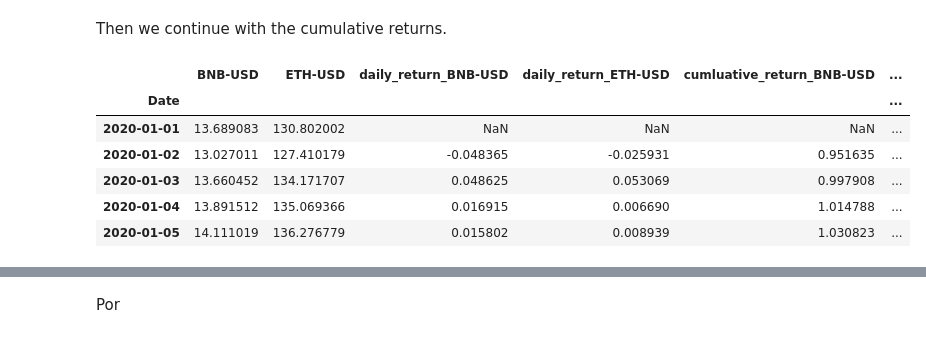
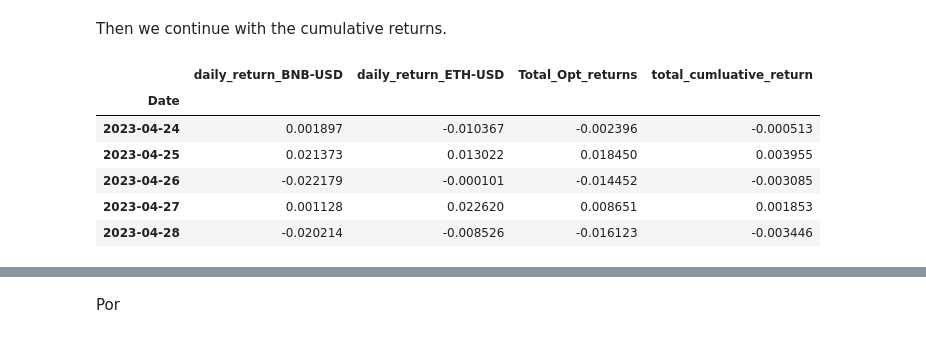
Before and after one commit to mzaoualim/cryptocurrency_portfolio_optimization_app, a Jupyter notebook: crypto_portfolio_optimization.ipynb, the cells around one changed output, grey strips where cells are left out. Drawn from its saved outputs; the diff is of its cells as text; code cells hidden in the pictures.

```diff
--- a/crypto_portfolio_optimization.ipynb
+++ b/crypto_portfolio_optimization.ipynb
@@ -359,3 +371,3 @@ select_assets = data[labels]
 # %%
 for i in labels:
-  select_assets[f'daily_return_{i}'] = data[i].pct_change()
+  daily_return[f'{i}'] = data[i].pct_change()[1:]
@@ -362,3 +398,5 @@ for i in labels:
+# %%
+select_assets['Total_Opt_returns'] = select_assets['daily_return_BNB-USD']*.65 + select_assets['daily_return_ETH-USD'] * .35
 # %%
 select_assets.head()
 # %% [output]
@@ -385,15 +415,14 @@ And according to the optimized ratio, we compute the daily revenue
 # %% [markdown]
 Then we continue with the cumulative returns.
-# %%
-for i in labels:
-  select_assets[f'cumluative_return_{i}'] = np.exp(np.log1p(data[i].pct_change()).cumsum())
+# %%
+select_assets['total_cumluative_return'] = select_assets['Total_Opt_returns'].cumsum().pct_change()
 # %%
-select_assets.head()
+select_assets.tail()
 # %% [output]
-|  | BNB-USD | ETH-USD | daily_return_BNB-USD | daily_return_ETH-USD | cumluative_return_BNB-USD | ... |
-| Date |  |  |  |  |  | ... |
-| 2020-01-01 | 13.689083 | 130.802002 | NaN | NaN | NaN | ... |
-| 2020-01-02 | 13.027011 | 127.410179 | -0.048365 | -0.025931 | 0.951635 | ... |
-| 2020-01-03 | 13.660452 | 134.171707 | 0.048625 | 0.053069 | 0.997908 | ... |
-| 2020-01-04 | 13.891512 | 135.069366 | 0.016915 | 0.006690 | 1.014788 | ... |
-| 2020-01-05 | 14.111019 | 136.276779 | 0.015802 | 0.008939 | 1.030823 | ... |
+|  | daily_return_BNB-USD | daily_return_ETH-USD | Total_Opt_returns | total_cumluative_return |
+| Date |  |  |  |  |
+| 2023-04-24 | 0.001897 | -0.010367 | -0.002396 | -0.000513 |
+| 2023-04-25 | 0.021373 | 0.013022 | 0.018450 | 0.003955 |
+| 2023-04-26 | -0.022179 | -0.000101 | -0.014452 | -0.003085 |
+| 2023-04-27 | 0.001128 | 0.022620 | 0.008651 | 0.001853 |
+| 2023-04-28 | -0.020214 | -0.008526 | -0.016123 | -0.003446 |
```
Also changed, not shown: parts of 32 cells of this notebook.
